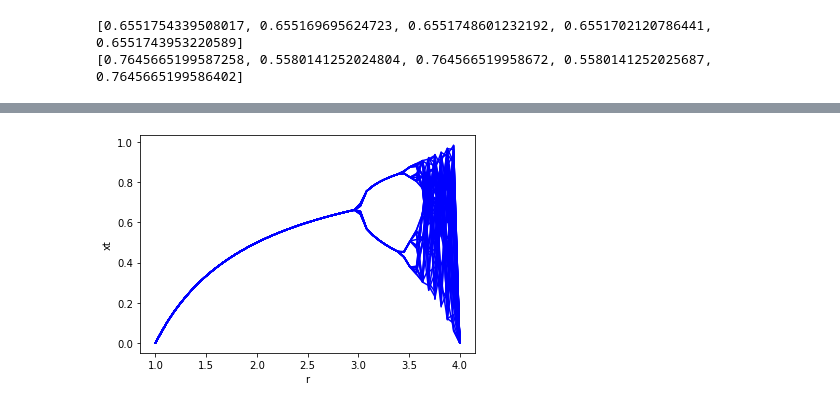
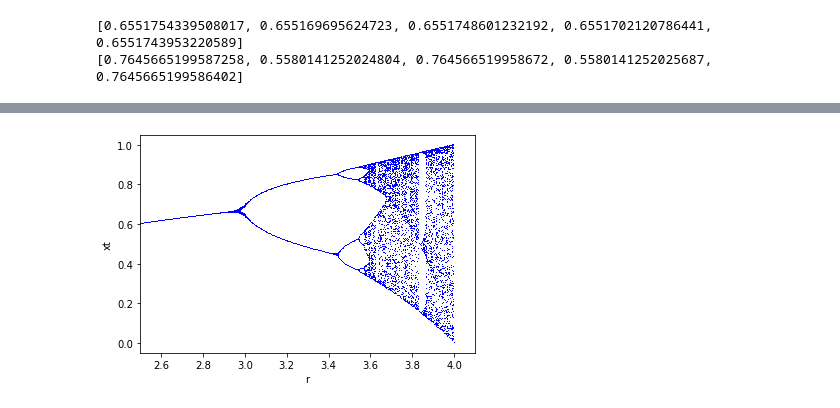
Before and after one commit to cb-ds-1/m1-3-math-functions, a Jupyter notebook: Workshop Functions.ipynb, the cells around one changed output, grey strips where cells are left out. Cells and saved outputs as stored; diff of their text form; code cells hidden in the pictures.

```diff
--- a/Workshop Functions.ipynb
+++ b/Workshop Functions.ipynb
@@ -239,30 +241,32 @@ Reproduce this plot using the `matplotlib` package.
 # %%
 import numpy as np
 
-r = np.linspace(1,4,50)
-x0 = np.linspace(0,1,50)
+# make a lsit of r values
+r = np.linspace(0,4,1000)
 
+# not necessary since we use only the last values (xt+n)
+x0 = np.linspace(0,1,1000)
+
+# generate lists of r and xt+n
 rs, xs = [], []
 for i in range(len(r)):
     rs.append(r[i])
+    # call the logistic map function
     xs.append(logistic_n_times(x0[i], f, r[i], 100)[-50:])
 # %%
 import matplotlib.pyplot as plt
 
-# scatter doesn't work with that input!?
+# make the graph
 def make_fig():
     fig = plt.figure()
     ax = fig.add_subplot(1, 1, 1)
-    ax.xaxis.set_ticks_position('bottom')
-    ax.yaxis.set_ticks_position('left')
+    ax.set_xlim(2.5,4.1) # adjust zoom
     ax.set_xlabel('r')
     ax.set_ylabel('xt')
     return fig, ax
 
 fig, ax = make_fig()
-
-plt.plot(rs,xs, 'b')
-
+plt.plot(rs,xs, ',b')
 plt.show()
 # %% [output]
-[figure, old version]
+[figure, new version]
```
Also changed, not shown: parts of 3 cells of this notebook.
